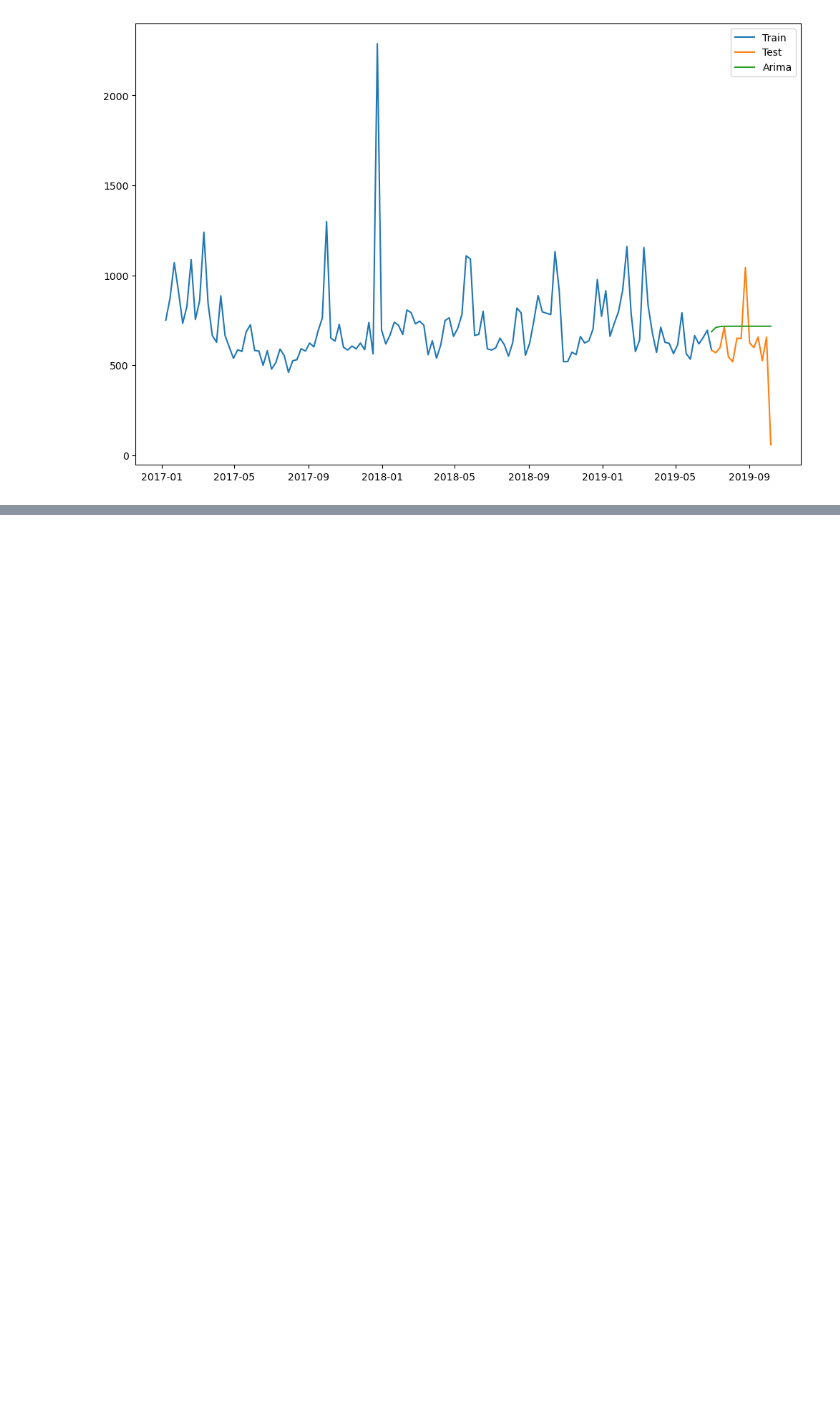
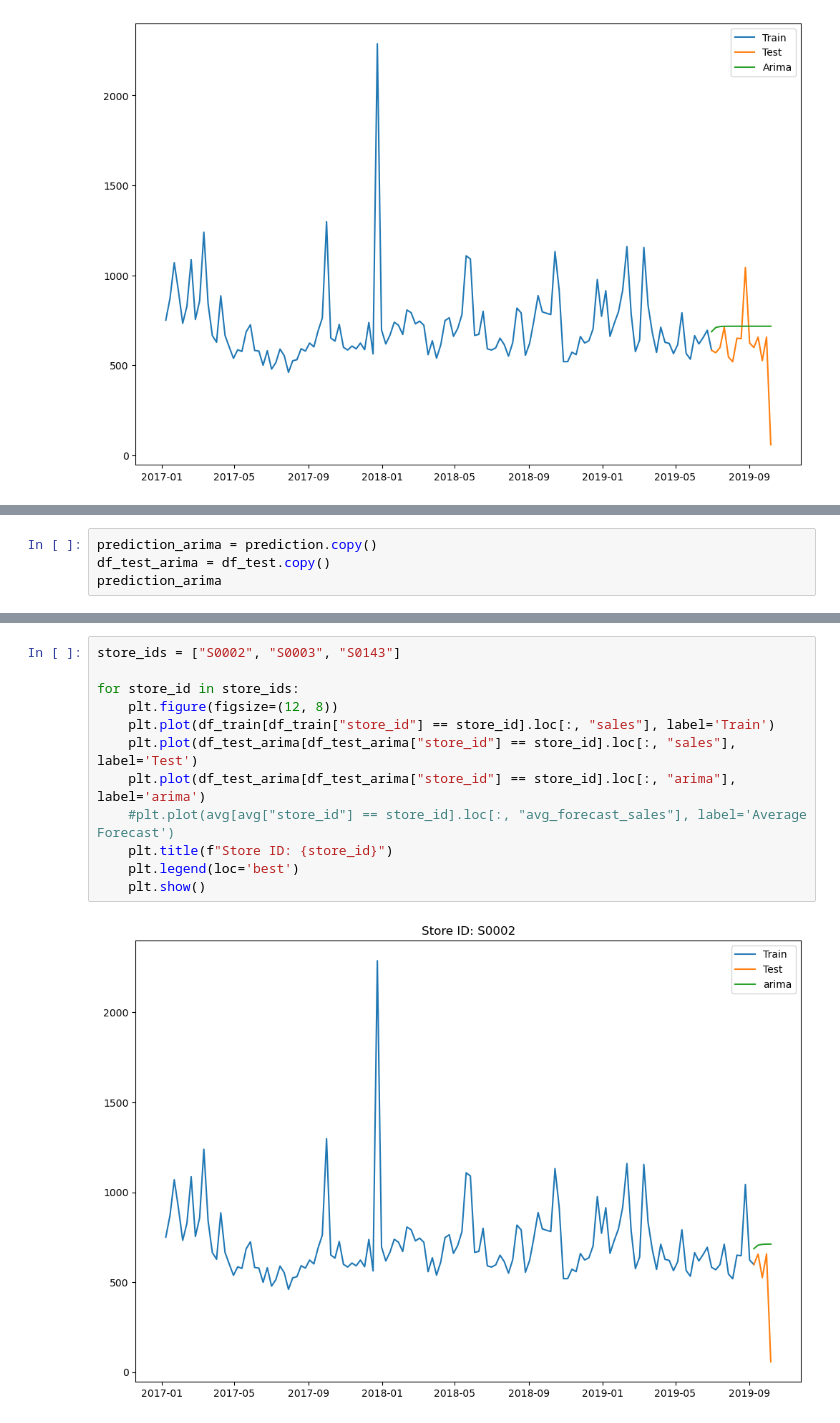
Before and after one commit to TIVEAA/Project_II, a Jupyter notebook: Project_II.ipynb, the cells around one changed output, grey strips where cells are left out. Cells and saved outputs as stored; diff of their text form; blank space fills up the shorter version.

```diff
--- a/Project_II.ipynb
+++ b/Project_II.ipynb
@@ -335,0 +400,4 @@ plt.show()
+# %%
+prediction_arima = prediction.copy()
+df_test_arima = df_test.copy()
+prediction_arima
@@ -335,0 +421,14 @@ plt.show()
+# %%
+store_ids = ["S0002", "S0003", "S0143"]
+
+for store_id in store_ids:
+    plt.figure(figsize=(12, 8))
+    plt.plot(df_train[df_train["store_id"] == store_id].loc[:, "sales"], label='Train')
+    plt.plot(df_test_arima[df_test_arima["store_id"] == store_id].loc[:, "sales"], label='Test')
+    plt.plot(df_test_arima[df_test_arima["store_id"] == store_id].loc[:, "arima"], label='arima')
+    #plt.plot(avg[avg["store_id"] == store_id].loc[:, "avg_forecast_sales"], label='Average Forecast')
+    plt.title(f"Store ID: {store_id}")
+    plt.legend(loc='best')
+    plt.show()
+# %% [output]
+[figure, added]
```
Also changed, not shown: parts of 37 cells of this notebook.
